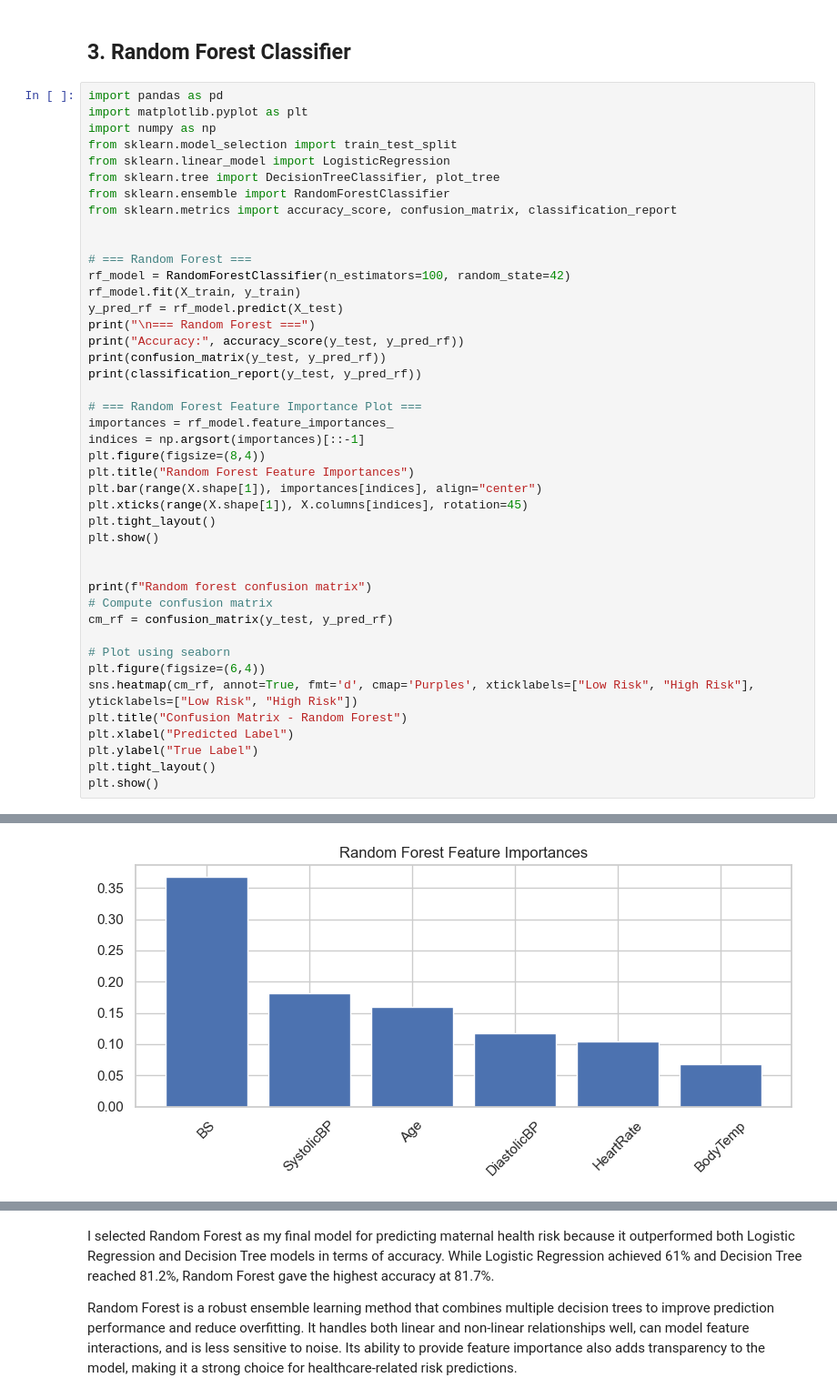
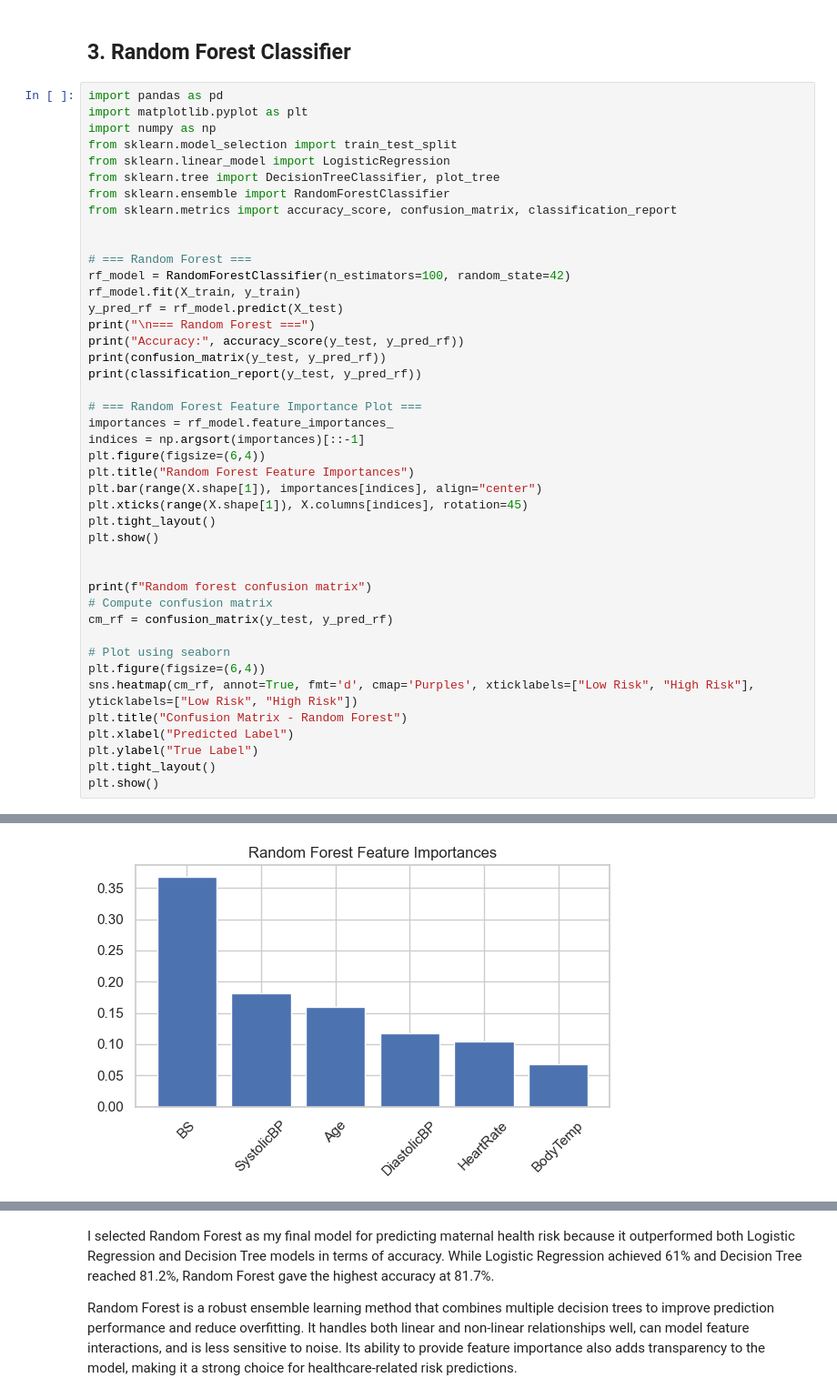
Before and after one commit to ruth-kitasi/Maternal-Health-Risk-ML, a Jupyter notebook: index.ipynb, the cells around one changed output, grey strips where cells are left out. Shown at 91% size. Saved outputs shown, nothing was run; the diff lists cells and outputs as text.

```diff
--- a/index.ipynb
+++ b/index.ipynb
@@ -455,7 +455,7 @@ print(classification_report(y_test, y_pred_rf))
 # === Random Forest Feature Importance Plot ===
 importances = rf_model.feature_importances_
 indices = np.argsort(importances)[::-1]
-plt.figure(figsize=(8,4))
+plt.figure(figsize=(6,4))
 plt.title("Random Forest Feature Importances")
 plt.bar(range(X.shape[1]), importances[indices], align="center")
 plt.xticks(range(X.shape[1]), X.columns[indices], rotation=45)
@@ -463,34 +463,34 @@ plt.tight_layout()
 plt.show()
 
 
 print(f"Random forest confusion matrix")
 # Compute confusion matrix
 cm_rf = confusion_matrix(y_test, y_pred_rf)
 
 # Plot using seaborn
 plt.figure(figsize=(6,4))
 sns.heatmap(cm_rf, annot=True, fmt='d', cmap='Purples', xticklabels=["Low Risk", "High Risk"], yticklabels=["Low Risk", "High Risk"])
 plt.title("Confusion Matrix - Random Forest")
 plt.xlabel("Predicted Label")
 plt.ylabel("True Label")
 plt.tight_layout()
 plt.show()
 # %% [output]
 === Random Forest ===
 Accuracy: 0.812807881773399
 [[61  3 16]
  [ 1 40  6]
  [ 9  3 64]]
               precision    recall  f1-score   support
 
            0       0.86      0.76      0.81        80
            1       0.87      0.85      0.86        47
            2       0.74      0.84      0.79        76
 
     accuracy                           0.81       203
    macro avg       0.82      0.82      0.82       203
 weighted avg       0.82      0.81      0.81       203
-[figure, old version]
+[figure, new version]
 Random forest confusion matrix
 [figure]
 # %% [markdown]
```
Also changed, not shown: parts of 3 cells of this notebook.
